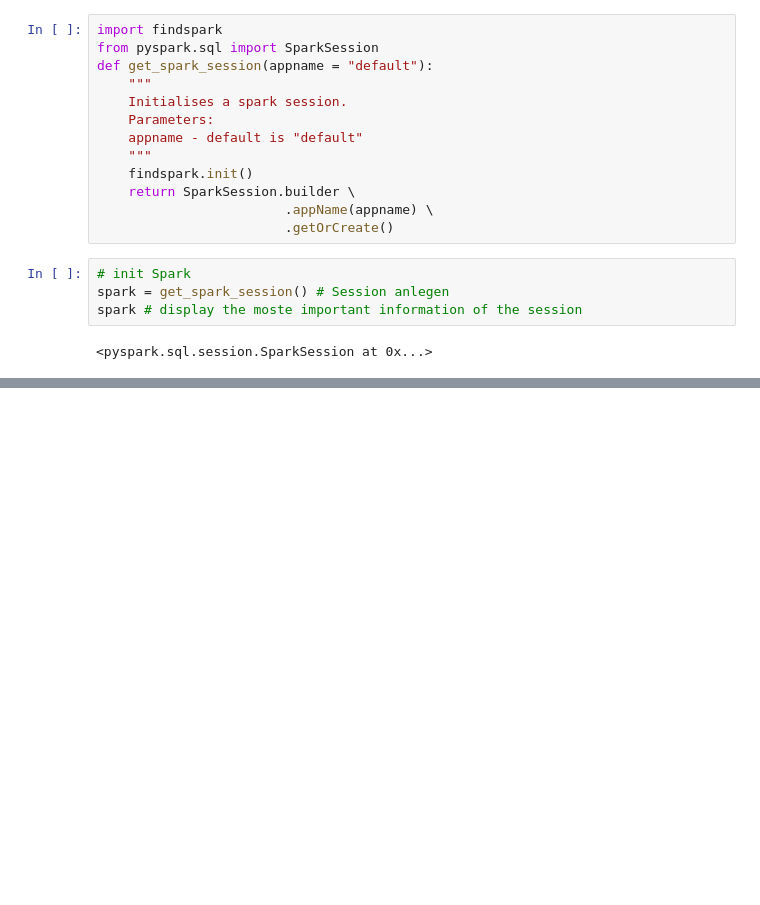
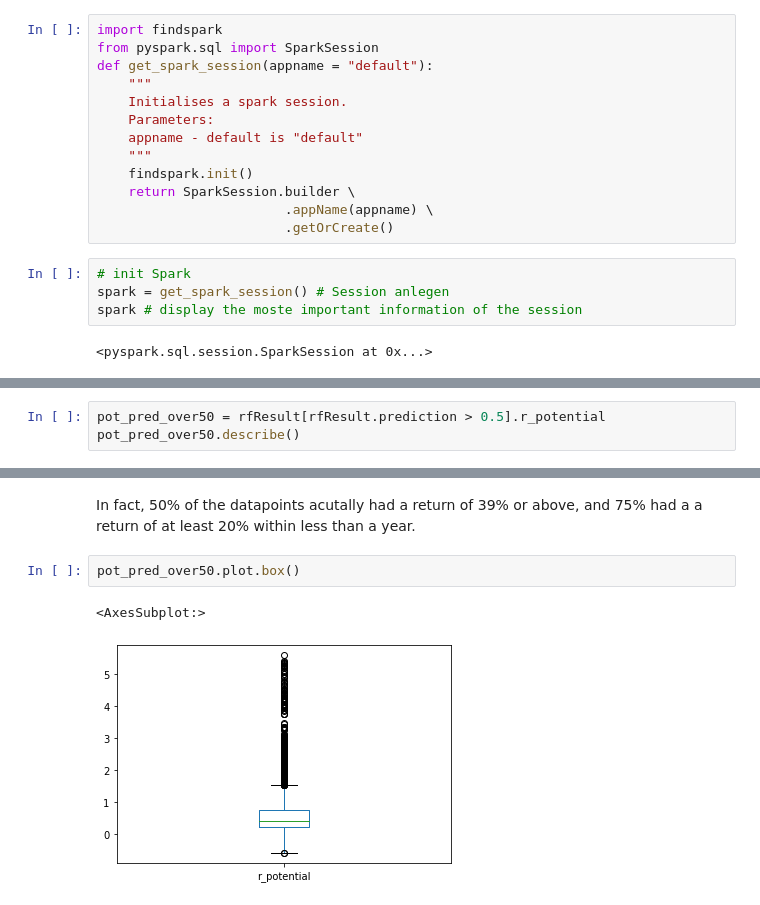
Before and after one commit to HansjoergW/bfh_mt_hs2020_robo_advisor, a Jupyter notebook: 02_train_model.ipynb, the cells around one changed output, grey strips where cells are left out. Drawn from its saved outputs; the diff is of its cells as text; blank space fills up the shorter version.

```diff
--- a/02_train_model.ipynb
+++ b/02_train_model.ipynb
@@ -33,0 +247,3 @@ dfparquet
+# %%
+pot_pred_over50 = rfResult[rfResult.prediction > 0.5].r_potential
+pot_pred_over50.describe()
@@ -33,0 +260,7 @@ dfparquet
+# %% [markdown]
+In fact, 50% of the datapoints acutally had a return of 39% or above, and 75% had a a return of at least 20% within less than a year.
+# %%
+pot_pred_over50.plot.box()
+# %% [output]
+<AxesSubplot:>
+[figure, added]
```
Also changed, not shown: parts of 58 cells of this notebook, 1 other file.
